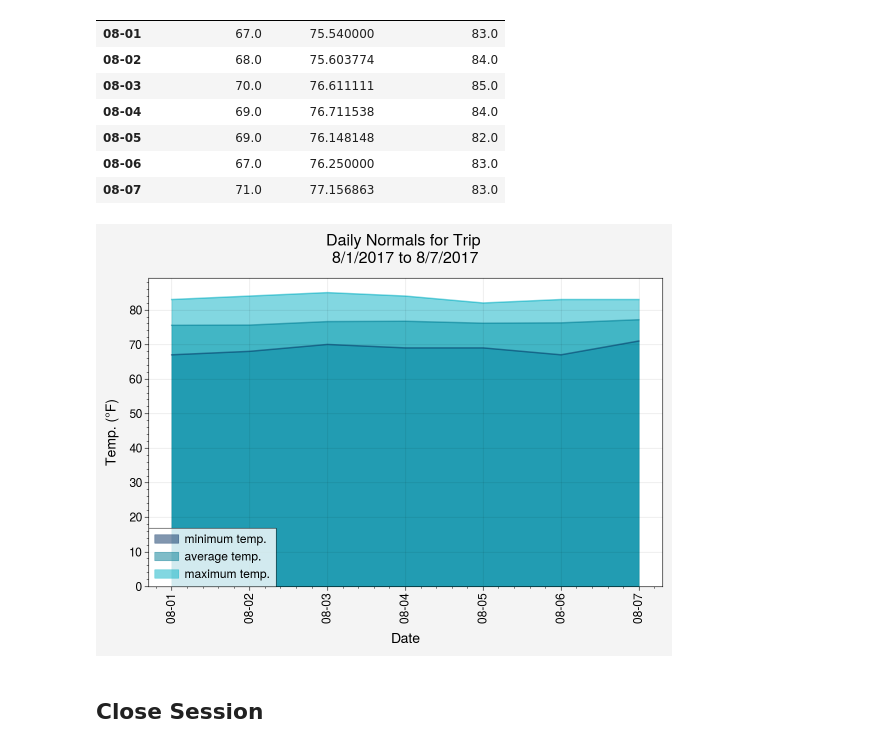
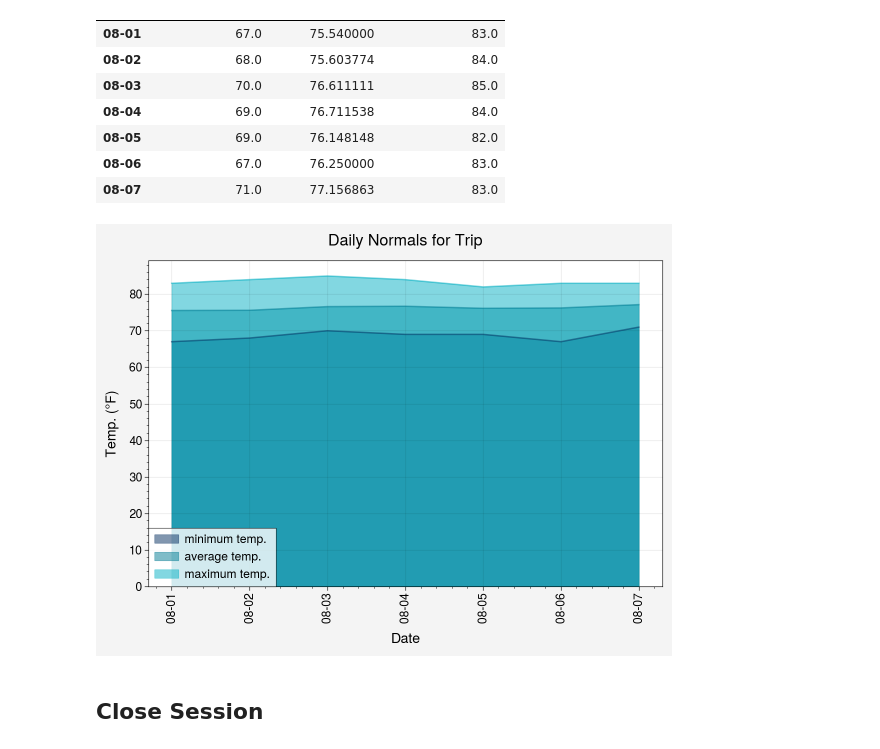
Before and after one commit to SJackson7/Surfs_Up, a Jupyter notebook: trip.ipynb, the cells around one changed output. Drawn from its saved outputs; the diff is of its cells as text; code cells hidden in the pictures.

```diff
--- a/trip.ipynb
+++ b/trip.ipynb
@@ -190,17 +189,17 @@ trip_normals_df
 # %%
 # plot the daily normals as an area plot with `stacked=False`
 trip_normals_df.plot.area(stacked=False, rot=90, figsize=(8,6), color=['xkcd:marine','xkcd:ocean','xkcd:turquoise blue'], alpha=0.5)
 plt.xlabel('Date', fontsize=14, labelpad=10)
 plt.xticks(fontsize=12)
 plt.ylabel('Temp. (°F)', fontsize=14, labelpad=10)
 plt.yticks(fontsize=12)
 plt.legend(loc='best', prop={'size': 12})
-plt.title(f'Daily Normals for Trip \n8/1/2017 to 8/7/2017', fontsize=16, pad=15)
+plt.title(f'Daily Normals for Trip', fontsize=16, pad=15)
 plt.tight_layout()
 plt.savefig('Images/trip_dailies.png')
 plt.show()
 # %% [output]
-[figure, old version]
+[figure, new version]
 # %% [markdown]
 ## Close Session
 # %%
```
Also changed, not shown: parts of 2 cells of this notebook, 2 other files.
